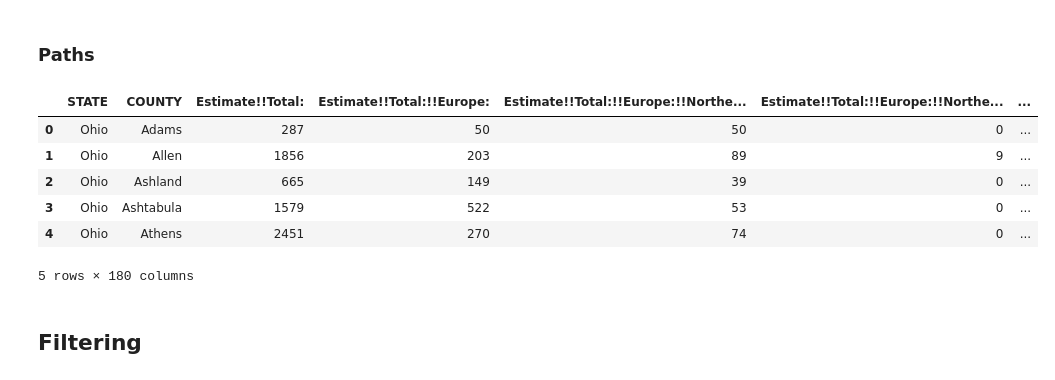
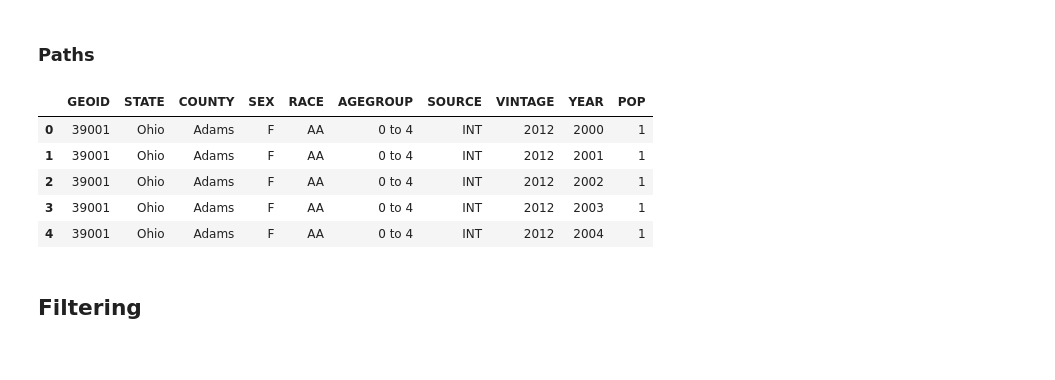
Before and after one commit to olivergwynn/makingInsights, a Jupyter notebook: makingInsights.ipynb, the cells around one changed output. Drawn from its saved outputs; the diff is of its cells as text; code cells hidden in the pictures.

```diff
--- a/makingInsights.ipynb
+++ b/makingInsights.ipynb
@@ -19,27 +19,26 @@ Current Working Directory: C:\Users\ogwynn\OneDrive - Mid-Ohio Regional Planning
 # %% [markdown]
 ### Paths
 # %%
-INPUT_DATA_PATH = "inputData/TEMPinput.csv"
+INPUT_DATA_PATH = "inputData/censusPep_county_char.csv"
 
-TEMP_OUTPUT_CSV_PATH ="outputData/TEMPoutput.csv"
+TEMP_OUTPUT_CSV_PATH ="outputData/TEMP.csv"
 
-REGIONAL_SUMMARY_DATA_PATH = "outputData/TEMPoutput_15Region.csv"
+REGIONAL_SUMMARY_DATA_PATH = "outputData/censusPep_county_char_15Region.csv"
 
-REGIONAL_SUMMARY_DATA_LABELED_PATH = "outputData/TEMPoutput_labeled_15Region.csv"
+REGIONAL_SUMMARY_DATA_LABELED_PATH = "outputData/censusPep_county_char_labeled_15Region.csv"
 
 data1 = pd.read_csv(INPUT_DATA_PATH)
 
 data1.to_csv(TEMP_OUTPUT_CSV_PATH, index=False)
 
 data1.head()
 # %% [output]
-|  | STATE | COUNTY | Estimate!!Total: | Estimate!!Total:!!Europe: | Estimate!!Total:!!Europe:!!Northe... | Estimate!!Total:!!Europe:!!Northe... | ... |
-| 0 | Ohio | Adams | 287 | 50 | 50 | 0 | ... |
-| 1 | Ohio | Allen | 1856 | 203 | 89 | 9 | ... |
-| 2 | Ohio | Ashland | 665 | 149 | 39 | 0 | ... |
-| 3 | Ohio | Ashtabula | 1579 | 522 | 53 | 0 | ... |
-| 4 | Ohio | Athens | 2451 | 270 | 74 | 0 | ... |
+|  | GEOID | STATE | COUNTY | SEX | RACE | AGEGROUP | SOURCE | VINTAGE | YEAR | POP |
+| 0 | 39001 | Ohio | Adams | F | AA | 0 to 4 | INT | 2012 | 2000 | 1 |
+| 1 | 39001 | Ohio | Adams | F | AA | 0 to 4 | INT | 2012 | 2001 | 1 |
+| 2 | 39001 | Ohio | Adams | F | AA | 0 to 4 | INT | 2012 | 2002 | 1 |
+| 3 | 39001 | Ohio | Adams | F | AA | 0 to 4 | INT | 2012 | 2003 | 1 |
+| 4 | 39001 | Ohio | Adams | F | AA | 0 to 4 | INT | 2012 | 2004 | 1 |
-5 rows × 180 columns
 # %% [markdown]
 ## Filtering
 # %% [markdown]
```
Also changed, not shown: parts of 22 cells of this notebook.
